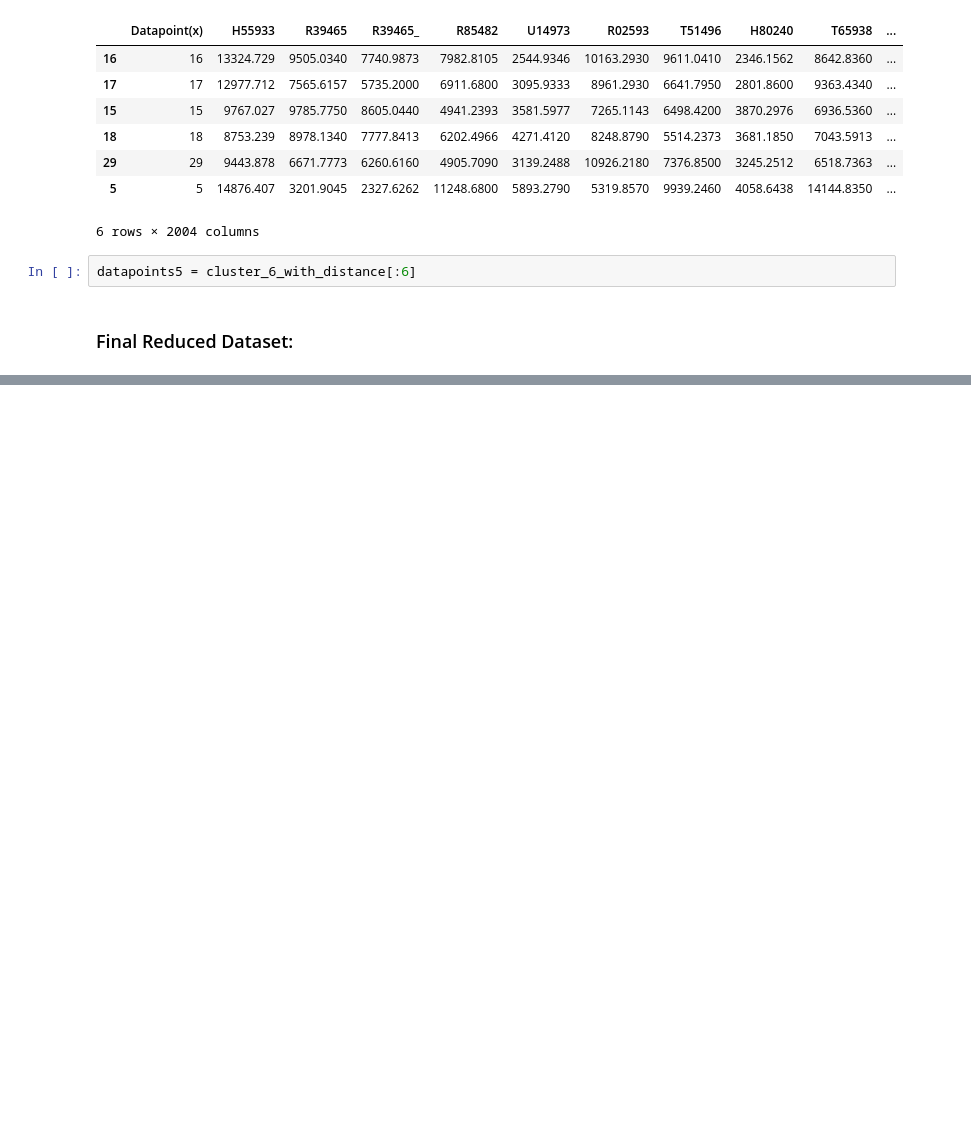
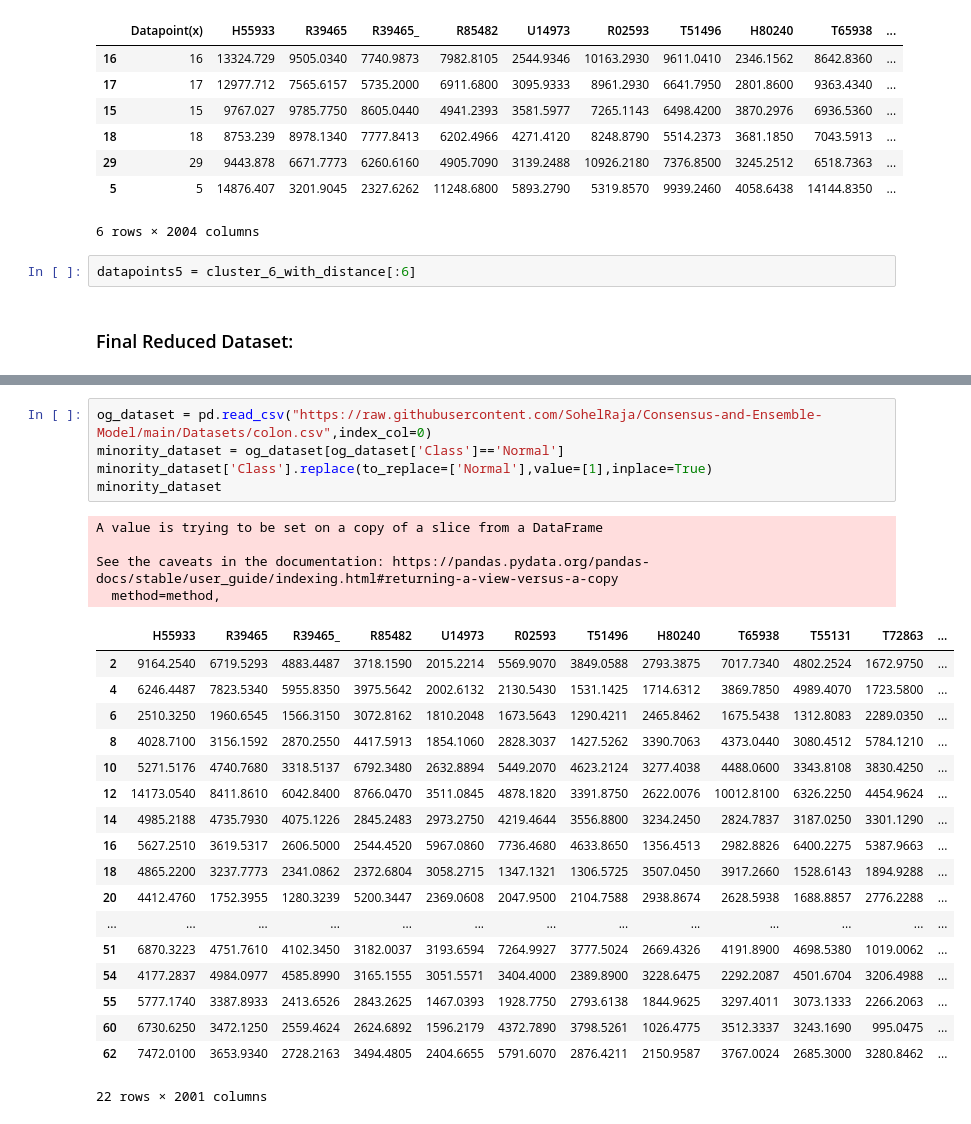
Before and after one commit to disha2sinha/Reducing-Imbalanced-dataset-by-Under-sampling-approach-Consensus-Clustering, a Jupyter notebook: Consensus_Clustering.ipynb, the cells around one changed output, grey strips where cells are left out. Saved outputs shown, nothing was run; the diff lists cells and outputs as text; blank space fills up the shorter version.

```diff
--- a/Consensus_Clustering.ipynb
+++ b/Consensus_Clustering.ipynb
@@ -717,3 +717,31 @@ balanced_dataset
 | 29 | 9443.8780 | 6671.7773 | 6260.6160 | 4905.7090 | 3139.2488 | 10926.2180 | 7376.8500 | 3245.2512 | 6518.7363 | 5336.0950 | 3932.2063 | ... |
 | 5 | 14876.4070 | 3201.9045 | 2327.6262 | 11248.6800 | 5893.2790 | 5319.8570 | 9939.2460 | 4058.6438 | 14144.8350 | 3282.6200 | 6707.6763 | ... |
 22 rows × 2001 columns
+# %%
+og_dataset = pd.read_csv("https://raw.githubusercontent.com/SohelRaja/Consensus-and-Ensemble-Model/main/Datasets/colon.csv",index_col=0)
+minority_dataset = og_dataset[og_dataset['Class']=='Normal']
+minority_dataset['Class'].replace(to_replace=['Normal'],value=[1],inplace=True)
+minority_dataset
+# %% [output]
+A value is trying to be set on a copy of a slice from a DataFrame
+
+See the caveats in the documentation: https://pandas.pydata.org/pandas-docs/stable/user_guide/indexing.html#returning-a-view-versus-a-copy
+  method=method,
+|  | H55933 | R39465 | R39465_ | R85482 | U14973 | R02593 | T51496 | H80240 | T65938 | T55131 | T72863 | ... |
+| 2 | 9164.2540 | 6719.5293 | 4883.4487 | 3718.1590 | 2015.2214 | 5569.9070 | 3849.0588 | 2793.3875 | 7017.7340 | 4802.2524 | 1672.9750 | ... |
+| 4 | 6246.4487 | 7823.5340 | 5955.8350 | 3975.5642 | 2002.6132 | 2130.5430 | 1531.1425 | 1714.6312 | 3869.7850 | 4989.4070 | 1723.5800 | ... |
+| 6 | 2510.3250 | 1960.6545 | 1566.3150 | 3072.8162 | 1810.2048 | 1673.5643 | 1290.4211 | 2465.8462 | 1675.5438 | 1312.8083 | 2289.0350 | ... |
+| 8 | 4028.7100 | 3156.1592 | 2870.2550 | 4417.5913 | 1854.1060 | 2828.3037 | 1427.5262 | 3390.7063 | 4373.0440 | 3080.4512 | 5784.1210 | ... |
+| 10 | 5271.5176 | 4740.7680 | 3318.5137 | 6792.3480 | 2632.8894 | 5449.2070 | 4623.2124 | 3277.4038 | 4488.0600 | 3343.8108 | 3830.4250 | ... |
+| 12 | 14173.0540 | 8411.8610 | 6042.8400 | 8766.0470 | 3511.0845 | 4878.1820 | 3391.8750 | 2622.0076 | 10012.8100 | 6326.2250 | 4454.9624 | ... |
+| 14 | 4985.2188 | 4735.7930 | 4075.1226 | 2845.2483 | 2973.2750 | 4219.4644 | 3556.8800 | 3234.2450 | 2824.7837 | 3187.0250 | 3301.1290 | ... |
+| 16 | 5627.2510 | 3619.5317 | 2606.5000 | 2544.4520 | 5967.0860 | 7736.4680 | 4633.8650 | 1356.4513 | 2982.8826 | 6400.2275 | 5387.9663 | ... |
+| 18 | 4865.2200 | 3237.7773 | 2341.0862 | 2372.6804 | 3058.2715 | 1347.1321 | 1306.5725 | 3507.0450 | 3917.2660 | 1528.6143 | 1894.9288 | ... |
+| 20 | 4412.4760 | 1752.3955 | 1280.3239 | 5200.3447 | 2369.0608 | 2047.9500 | 2104.7588 | 2938.8674 | 2628.5938 | 1688.8857 | 2776.2288 | ... |
+| ... | ... | ... | ... | ... | ... | ... | ... | ... | ... | ... | ... | ... |
+| 51 | 6870.3223 | 4751.7610 | 4102.3450 | 3182.0037 | 3193.6594 | 7264.9927 | 3777.5024 | 2669.4326 | 4191.8900 | 4698.5380 | 1019.0062 | ... |
+| 54 | 4177.2837 | 4984.0977 | 4585.8990 | 3165.1555 | 3051.5571 | 3404.4000 | 2389.8900 | 3228.6475 | 2292.2087 | 4501.6704 | 3206.4988 | ... |
+| 55 | 5777.1740 | 3387.8933 | 2413.6526 | 2843.2625 | 1467.0393 | 1928.7750 | 2793.6138 | 1844.9625 | 3297.4011 | 3073.1333 | 2266.2063 | ... |
+| 60 | 6730.6250 | 3472.1250 | 2559.4624 | 2624.6892 | 1596.2179 | 4372.7890 | 3798.5261 | 1026.4775 | 3512.3337 | 3243.1690 | 995.0475 | ... |
+| 62 | 7472.0100 | 3653.9340 | 2728.2163 | 3494.4805 | 2404.6655 | 5791.6070 | 2876.4211 | 2150.9587 | 3767.0024 | 2685.3000 | 3280.8462 | ... |
+22 rows × 2001 columns
```
Also changed, not shown: parts of 4 cells of this notebook.
